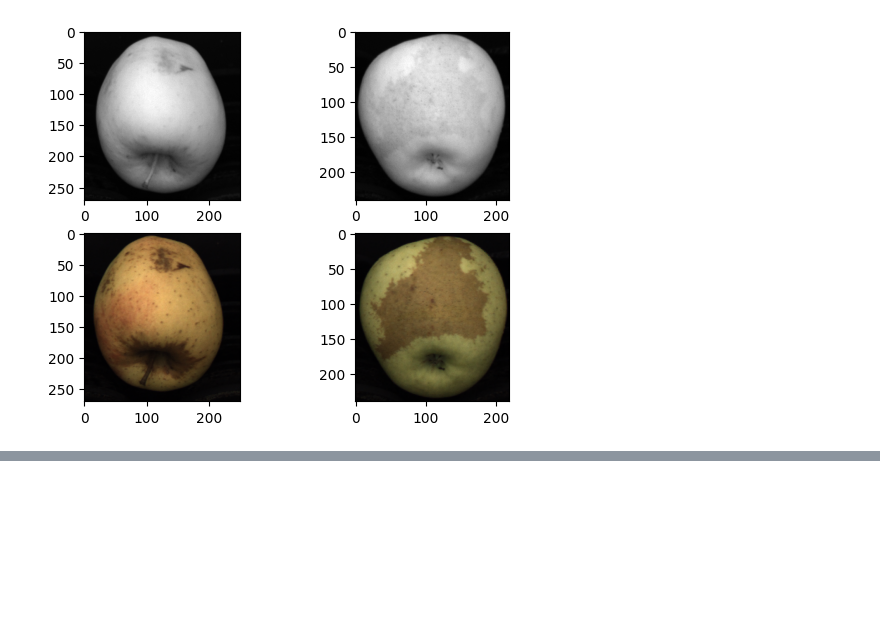
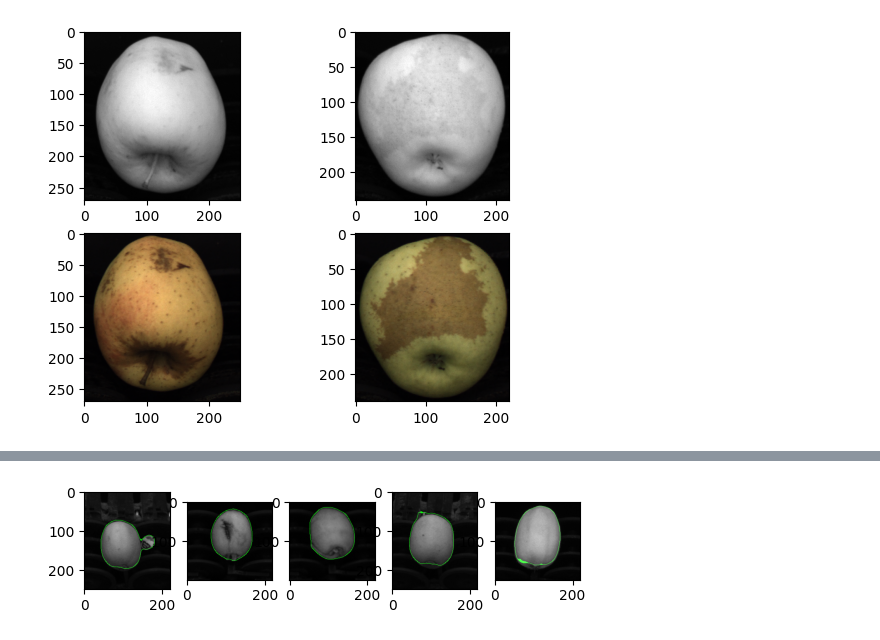
Before and after one commit to MirkoLegnini/Computer-Vision, a Jupyter notebook: Computer_Vision_Project.ipynb, the cells around one changed output, grey strips where cells are left out. Saved outputs shown, nothing was run; the diff lists cells and outputs as text; code cells hidden in the pictures; blank space fills up the shorter version.

```diff
--- a/Computer_Vision_Project.ipynb
+++ b/Computer_Vision_Project.ipynb
@@ -201,0 +339,24 @@ plt.show()
+# %%
+edges_kernel = cv2.getStructuringElement(cv2.MORPH_ELLIPSE, (7,7))
+canny_threshold_high = 120
+canny_threshold_low = 10
+edges = []
+
+for i in range (5):
+
+    img_blurred = cv2.GaussianBlur(np.copy(imgs[i]), [0,0], 2.05, None, 2.05)
+    hist,bins = np.histogram(img_blurred.flatten(),256,[0,256])
+    linear_stretched_img = linear_stretching(np.copy(img_blurred),hist, min_perc, max_perc)
+    img_masked = cv2.bitwise_and(binary_masks[i], linear_stretched_img.astype(np.uint8))
+
+    edge = cv2.Canny(img_masked, canny_threshold_low, canny_threshold_high)
+    closed_edge = cv2.morphologyEx(edge, cv2.MORPH_CLOSE, edges_kernel)   # closing to improve borders
+    edges.append(closed_edge)
+
+    img_edged = cv2.bitwise_or(imgs[i], closed_edge)
+    img = cv2.merge([imgs[i], img_edged, imgs[i]])
+    plt.subplot(1,5,i+1)
+    plt.imshow(img, cmap = 'gray')
+plt.show()
+# %% [output]
+[figure, added]
```
Also changed, not shown: parts of 19 cells of this notebook, 3 other files.
